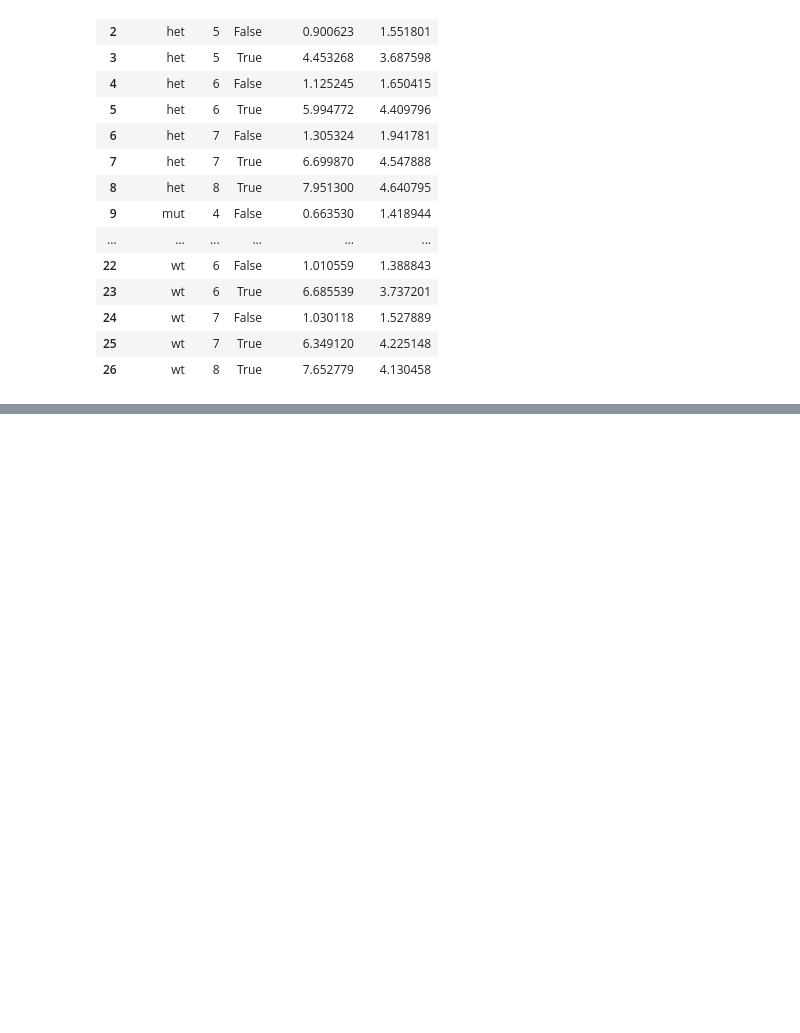
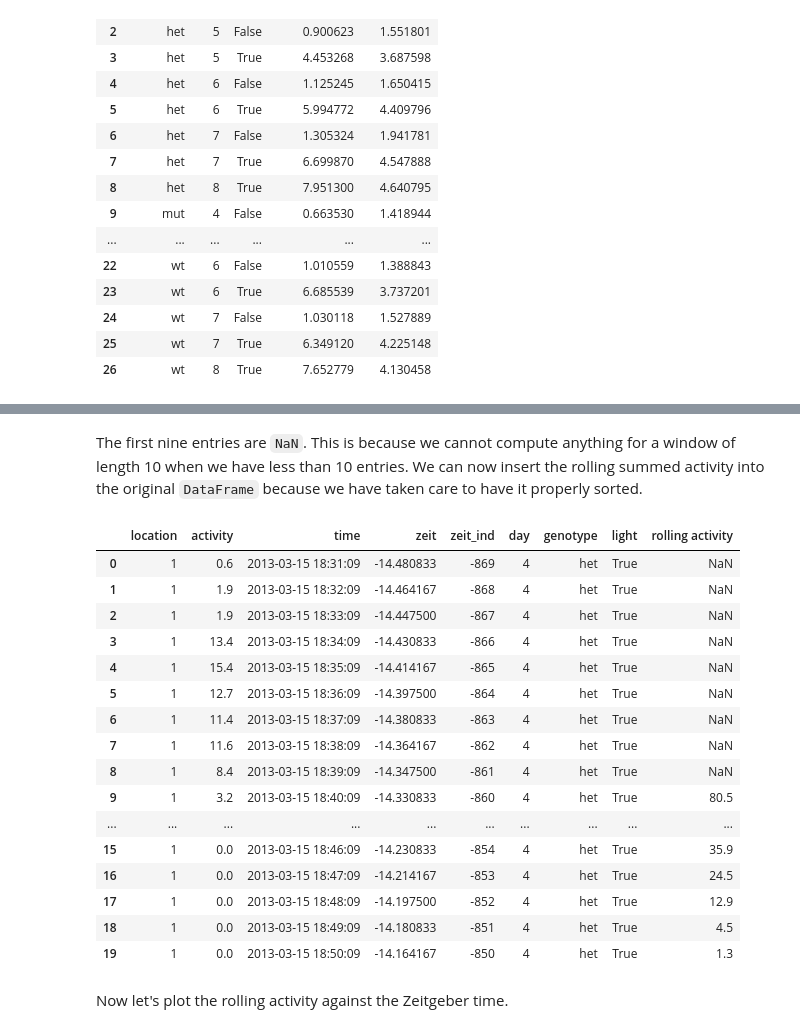
Before and after one commit to MiroGasparek/DataAnalysis_intro, a Jupyter notebook: t2a_tidy_data.ipynb, the cells around one changed output, grey strips where cells are left out. Saved outputs shown, nothing was run; the diff lists cells and outputs as text; code cells hidden in the pictures; blank space fills up the shorter version.

Commit message:
Finished tutorial on 'split-apply-combine' and data validation.

```diff
--- a/t2a_tidy_data.ipynb
+++ b/t2a_tidy_data.ipynb
@@ -477,0 +540,5 @@ The above example show that we can rapidly compute and then compare summary stat
+# %%
+df = df.sort_values(by=['location', 'zeit_ind'])
+
+# Take a look
+df.head()
@@ -477,0 +554,9 @@ The above example show that we can rapidly compute and then compare summary stat
+# %%
+# Create GroupBy object
+gb = df.groupby('location')['zeit_ind', 'activity']
+
+# Make a RollingGroupby with window size of 10
+rolling = gb.rolling(window=10, on='zeit_ind')
+
+# Look at rolling object
+rolling
@@ -477,0 +567,5 @@ The above example show that we can rapidly compute and then compare summary stat
+# %%
+df_rolling = rolling.sum()
+
+# Take a look
+df_rolling.head(n=20)
@@ -477,0 +593,5 @@ The above example show that we can rapidly compute and then compare summary stat
+# %%
+df_rolling = df_rolling.reset_index(level=0)
+
+# Take a look
+df_rolling.head(n=20)
@@ -477,0 +616,28 @@ The above example show that we can rapidly compute and then compare summary stat
+# %% [markdown]
+The first nine entries are `NaN`. This is because we cannot compute anything for a window of length 10 when we have less than 10 entries.
+We can now insert the rolling summed activity into the original `DataFrame` because we have taken care to have it properly sorted.
+# %%
+df['rolling activity'] = df_rolling['activity']
+
+# Take a look
+df.head(n=20)
+# %% [output]
+|  | location | activity | time | zeit | zeit_ind | day | genotype | light | rolling activity |
+| 0 | 1 | 0.6 | 2013-03-15 18:31:09 | -14.480833 | -869 | 4 | het | True | NaN |
+| 1 | 1 | 1.9 | 2013-03-15 18:32:09 | -14.464167 | -868 | 4 | het | True | NaN |
+| 2 | 1 | 1.9 | 2013-03-15 18:33:09 | -14.447500 | -867 | 4 | het | True | NaN |
+| 3 | 1 | 13.4 | 2013-03-15 18:34:09 | -14.430833 | -866 | 4 | het | True | NaN |
+| 4 | 1 | 15.4 | 2013-03-15 18:35:09 | -14.414167 | -865 | 4 | het | True | NaN |
+| 5 | 1 | 12.7 | 2013-03-15 18:36:09 | -14.397500 | -864 | 4 | het | True | NaN |
+| 6 | 1 | 11.4 | 2013-03-15 18:37:09 | -14.380833 | -863 | 4 | het | True | NaN |
+| 7 | 1 | 11.6 | 2013-03-15 18:38:09 | -14.364167 | -862 | 4 | het | True | NaN |
+| 8 | 1 | 8.4 | 2013-03-15 18:39:09 | -14.347500 | -861 | 4 | het | True | NaN |
+| 9 | 1 | 3.2 | 2013-03-15 18:40:09 | -14.330833 | -860 | 4 | het | True | 80.5 |
+| ... | ... | ... | ... | ... | ... | ... | ... | ... | ... |
+| 15 | 1 | 0.0 | 2013-03-15 18:46:09 | -14.230833 | -854 | 4 | het | True | 35.9 |
+| 16 | 1 | 0.0 | 2013-03-15 18:47:09 | -14.214167 | -853 | 4 | het | True | 24.5 |
+| 17 | 1 | 0.0 | 2013-03-15 18:48:09 | -14.197500 | -852 | 4 | het | True | 12.9 |
+| 18 | 1 | 0.0 | 2013-03-15 18:49:09 | -14.180833 | -851 | 4 | het | True | 4.5 |
+| 19 | 1 | 0.0 | 2013-03-15 18:50:09 | -14.164167 | -850 | 4 | het | True | 1.3 |
+# %% [markdown]
+Now let's plot the rolling activity against the Zeitgeber time.
```
Also changed, not shown: parts of 42 cells of this notebook, 1 other file.
